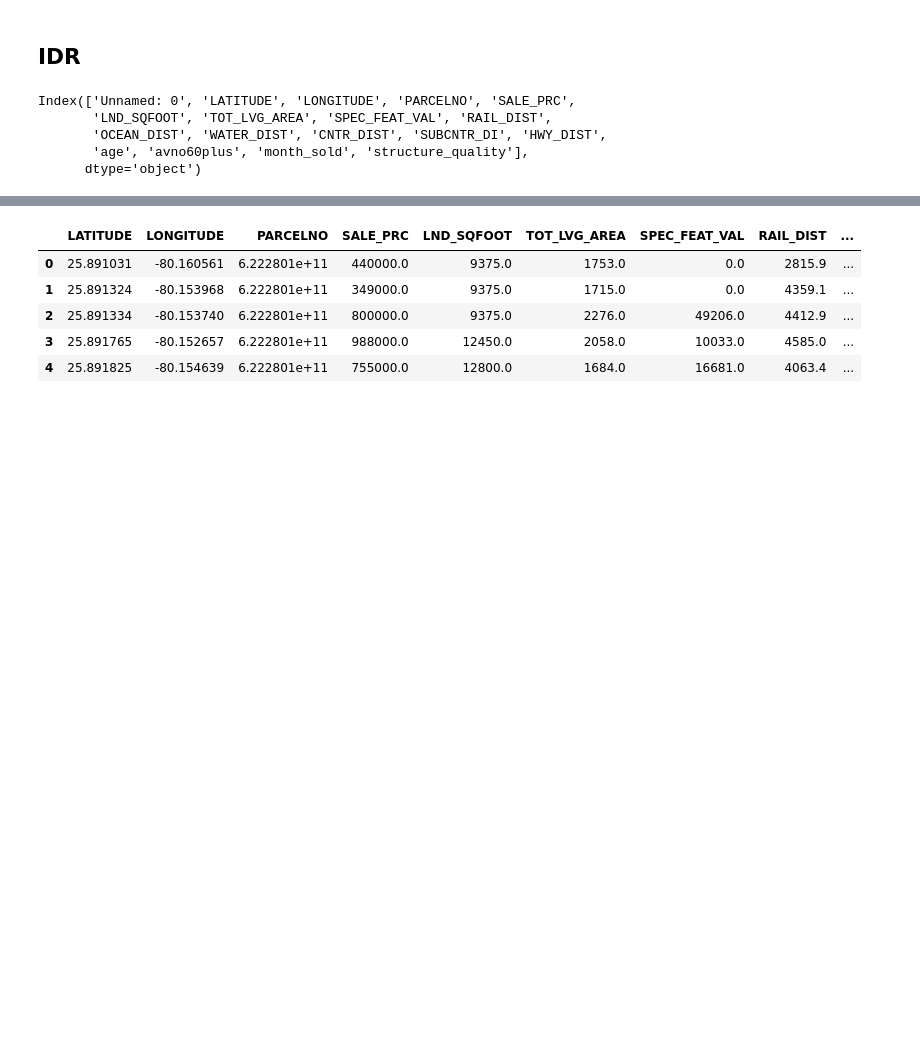
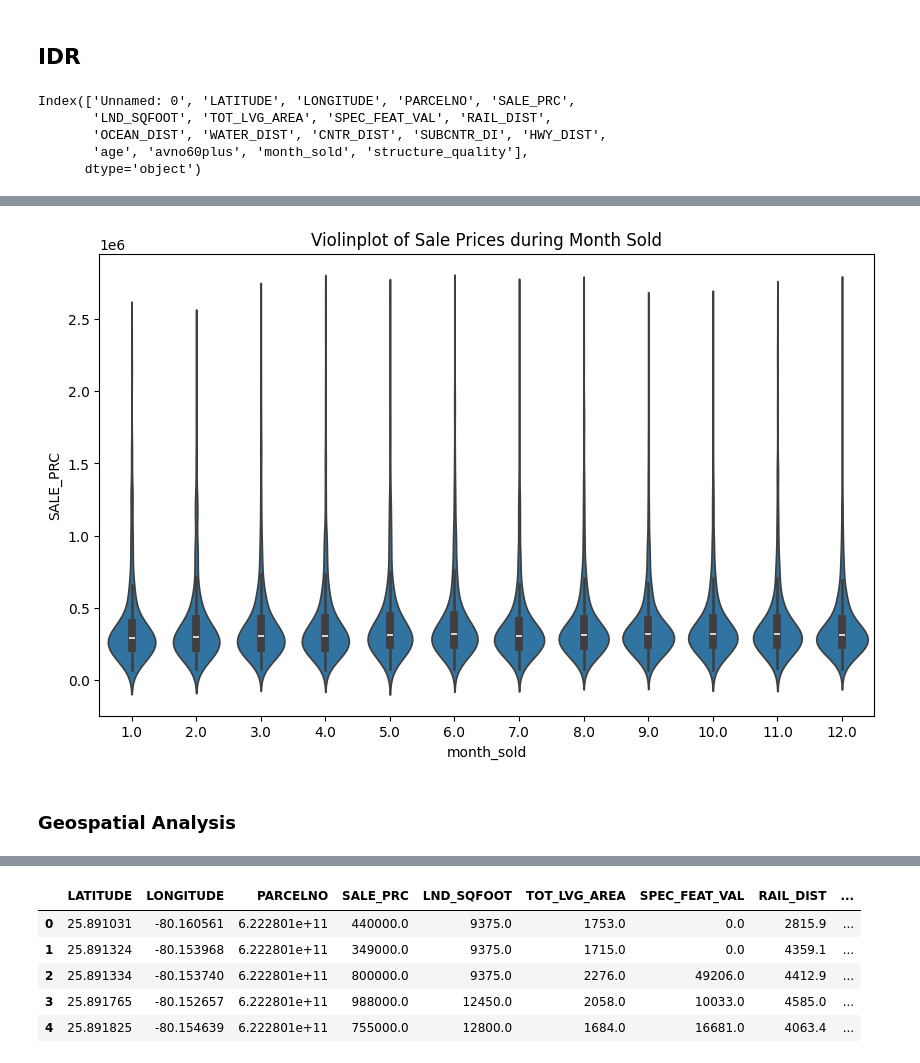
Before and after one commit to MarcusO17/6006CEM-ML, a Jupyter notebook: src/Task 1/main.ipynb, the cells around one changed output, grey strips where cells are left out. Drawn from its saved outputs; the diff is of its cells as text; code cells hidden in the pictures; blank space fills up the shorter version.

```diff
--- a/src/Task 1/main.ipynb
+++ b/src/Task 1/main.ipynb
@@ -91,0 +167,9 @@ df.drop(columns=['Unnamed: 0'],inplace=True)
+# %%
+plt.figure(figsize=(10,6))
+sns.violinplot(y=df['SALE_PRC'],x=df['month_sold'])
+plt.title('Violinplot of Sale Prices during Month Sold')
+plt.show()
+# %% [output]
+[figure, added]
+# %% [markdown]
+### Geospatial Analysis
```
Also changed, not shown: parts of 50 cells of this notebook.
